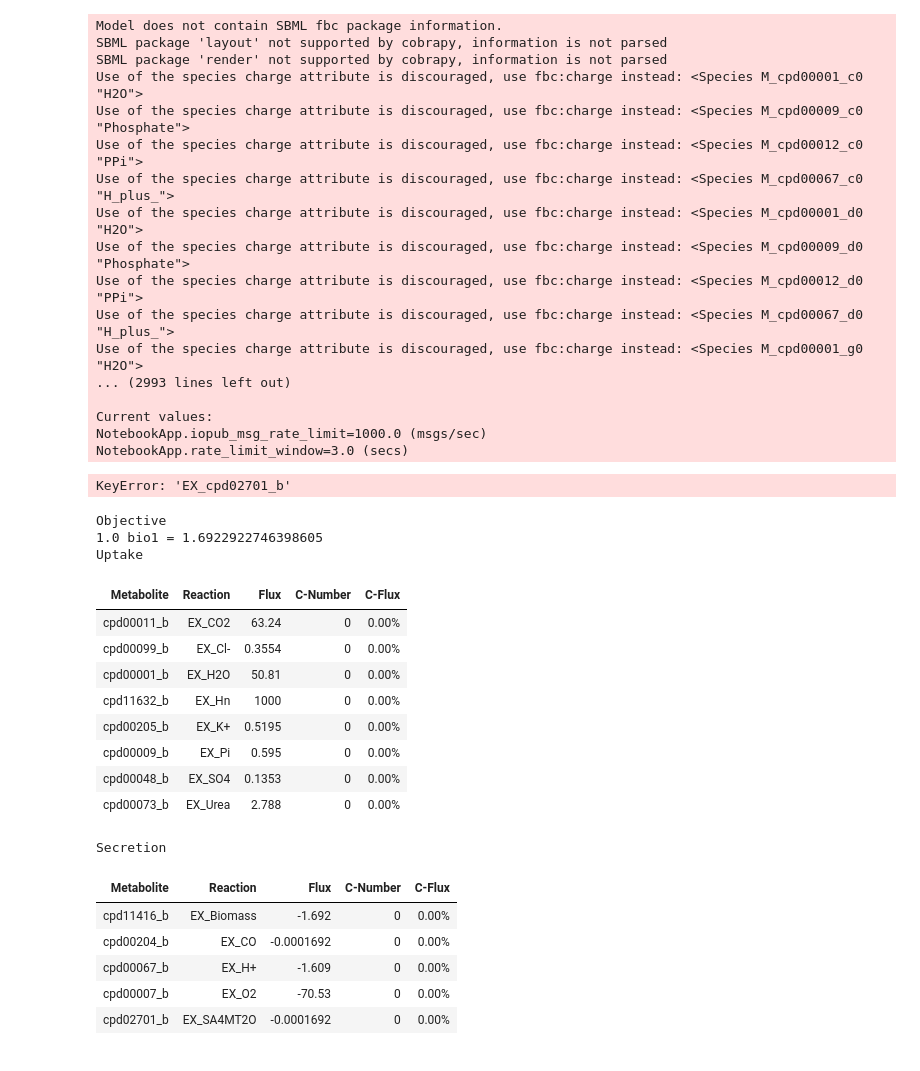
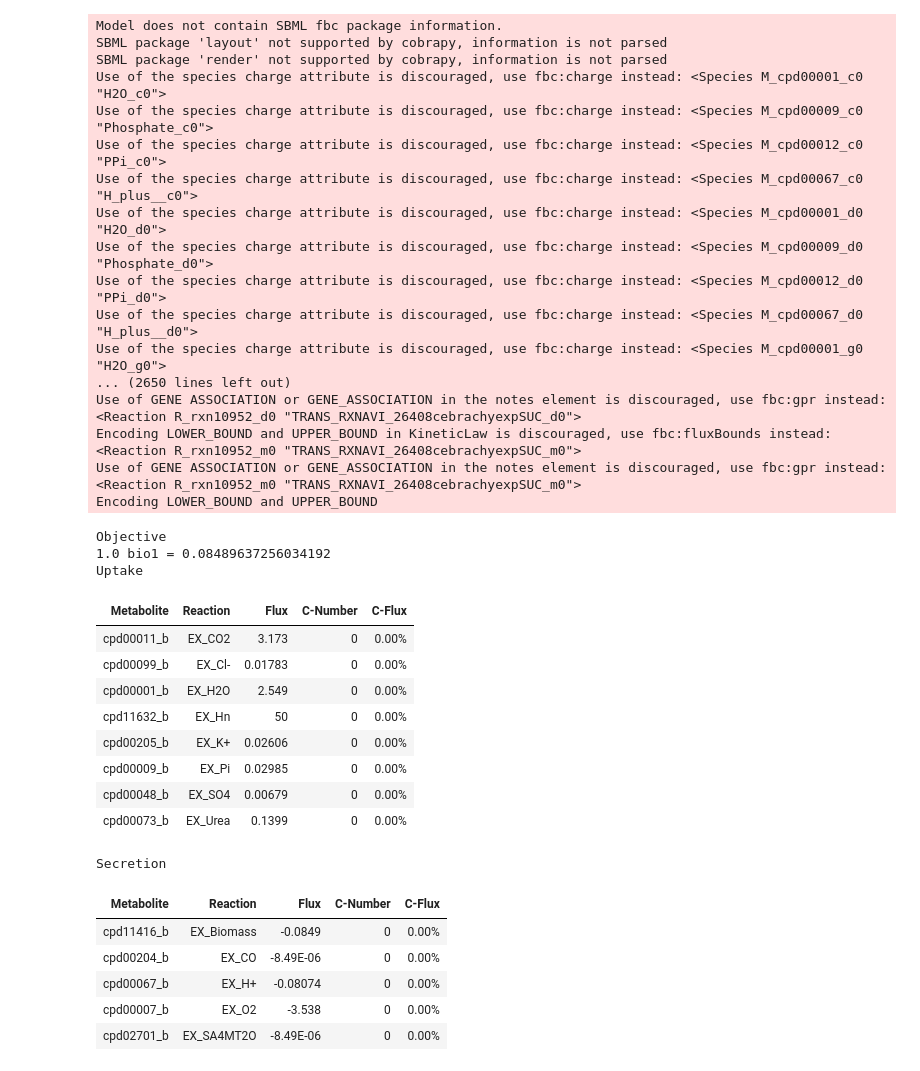
Before and after one commit to rtsantos3/RiceMM, a Jupyter notebook: Scripts/Importing Modelseed Model.ipynb, the cells around one changed output. Saved outputs shown, nothing was run; the diff lists cells and outputs as text; code cells hidden in the pictures.

```diff
--- a/Scripts/Importing Modelseed Model.ipynb
+++ b/Scripts/Importing Modelseed Model.ipynb
@@ -8,26 +8,26 @@ import pandas as pd
 
 from cobra import Model, Reaction, Metabolite
 #Load Model and Reactions as well as Metabolites
-model = cobra.io.read_sbml_model("../model/Os_PlantSeed.sbml")
+model = cobra.io.read_sbml_model("../model/Osativa-v7.0.sbml")
 FBA = model.optimize()
 # %% [output]
 Model does not contain SBML fbc package information.
 SBML package 'layout' not supported by cobrapy, information is not parsed
 SBML package 'render' not supported by cobrapy, information is not parsed
-Use of the species charge attribute is discouraged, use fbc:charge instead: <Species M_cpd00001_c0 "H2O">
-Use of the species charge attribute is discouraged, use fbc:charge instead: <Species M_cpd00009_c0 "Phosphate">
-Use of the species charge attribute is discouraged, use fbc:charge instead: <Species M_cpd00012_c0 "PPi">
-Use of the species charge attribute is discouraged, use fbc:charge instead: <Species M_cpd00067_c0 "H_plus_">
-Use of the species charge attribute is discouraged, use fbc:charge instead: <Species M_cpd00001_d0 "H2O">
-Use of the species charge attribute is discouraged, use fbc:charge instead: <Species M_cpd00009_d0 "Phosphate">
-Use of the species charge attribute is discouraged, use fbc:charge instead: <Species M_cpd00012_d0 "PPi">
-Use of the species charge attribute is discouraged, use fbc:charge instead: <Species M_cpd00067_d0 "H_plus_">
-Use of the species charge attribute is discouraged, use fbc:charge instead: <Species M_cpd00001_g0 "H2O">
-... (2993 lines left out)
-
-Current values:
-NotebookApp.iopub_msg_rate_limit=1000.0 (msgs/sec)
-NotebookApp.rate_limit_window=3.0 (secs)
+Use of the species charge attribute is discouraged, use fbc:charge instead: <Species M_cpd00001_c0 "H2O_c0">
+Use of the species charge attribute is discouraged, use fbc:charge instead: <Species M_cpd00009_c0 "Phosphate_c0">
+Use of the species charge attribute is discouraged, use fbc:charge instead: <Species M_cpd00012_c0 "PPi_c0">
+Use of the species charge attribute is discouraged, use fbc:charge instead: <Species M_cpd00067_c0 "H_plus__c0">
+Use of the species charge attribute is discouraged, use fbc:charge instead: <Species M_cpd00001_d0 "H2O_d0">
+Use of the species charge attribute is discouraged, use fbc:charge instead: <Species M_cpd00009_d0 "Phosphate_d0">
+Use of the species charge attribute is discouraged, use fbc:charge instead: <Species M_cpd00012_d0 "PPi_d0">
+Use of the species charge attribute is discouraged, use fbc:charge instead: <Species M_cpd00067_d0 "H_plus__d0">
+Use of the species charge attribute is discouraged, use fbc:charge instead: <Species M_cpd00001_g0 "H2O_g0">
+... (2650 lines left out)
+Use of GENE ASSOCIATION or GENE_ASSOCIATION in the notes element is discouraged, use fbc:gpr instead: <Reaction R_rxn10952_d0 "TRANS_RXNAVI_26408cebrachyexpSUC_d0">
+Encoding LOWER_BOUND and UPPER_BOUND in KineticLaw is discouraged, use fbc:fluxBounds instead: <Reaction R_rxn10952_m0 "TRANS_RXNAVI_26408cebrachyexpSUC_m0">
+Use of GENE ASSOCIATION or GENE_ASSOCIATION in the notes element is discouraged, use fbc:gpr instead: <Reaction R_rxn10952_m0 "TRANS_RXNAVI_26408cebrachyexpSUC_m0">
+Encoding LOWER_BOUND and UPPER_BOUND
 # %%
 reactions = model.reactions
 
@@ -54,48 +54,46 @@ model.reactions.get_by_id("EX_cpd00076_b").id = "EX_Suc" #Sucrose
 model.reactions.get_by_id("EX_cpd00013_b").id = "EX_NH3" #Ammonia
 model.reactions.get_by_id("EX_cpd00204_b").id = "EX_CO" #Carbon Monoxide
 model.reactions.get_by_id("EX_cpd11632_b").id = "EX_Hn" #Photons
-# %% [output]
-KeyError: 'EX_cpd02701_b'
 # %%
-
-model.reactions.get_by_id("EX_SA4MT2O").bounds = (-1000, 1000) #S_Adenosyl_4_methylthio_2_oxobutanoate #Bakit may ganito?
+#Just exploring what to do with the reactions
+model.reactions.get_by_id("EX_SA4MT2O").bounds = (-1000, 1000) #S_Adenosyl_4_methylthio_2_oxobutanoate #Bakit may ganito? #Siguro kasi walang reaction na nagcoconsume sa kanya so it's just secreted
 model.reactions.get_by_id("EX_Biomass").bounds = (-1000, 1000) #Biomass_b
 model.reactions.get_by_id("EX_K+").bounds = (-1000, 1000) #K+
 model.reactions.get_by_id("EX_SO4").bounds = (-1000, 1000) #Sulfate
 model.reactions.get_by_id("EX_H2O").bounds = (-1000, 1000) #H2O
-model.reactions.get_by_id("EX_CO2").bounds = (-1000, 1000) #CO2
+model.reactions.get_by_id("EX_CO2").bounds = (-25, 1000) #CO2
 model.reactions.get_by_id("EX_O2").bounds = (-1000, 1000) #O2
 model.reactions.get_by_id("EX_Urea").bounds = (-1000, 1000) #Urea
 model.reactions.get_by_id("EX_H+").bounds = (-1000, 1000) #H+
 model.reactions.get_by_id("EX_Cl-").bounds = (-1000, 1000) #Cl-
 model.reactions.get_by_id("EX_NO2-").bounds = (-1000, 0) #Nitrite
 model.reactions.get_by_id("EX_NO3-").bounds = (-1000, 0) #Nitrate
 model.reactions.get_by_id("EX_Pi").bounds = (-1000, 0) #Phosphate
 model.reactions.get_by_id("EX_Suc").bounds = (0, 1000) #Sucrose
 model.reactions.get_by_id("EX_NH3").bounds = (0, 1000) #Ammonia
 model.reactions.get_by_id("EX_CO").bounds = (-1000, 1000) #Carbon Monoxide
-model.reactions.get_by_id("EX_Hn").bounds = (-1000, 1000) #Photons
+model.reactions.get_by_id("EX_Hn").bounds = (-50, 1000) #Photons
 model.summary()
 # %% [output]
 Objective
-1.0 bio1 = 1.6922922746398605
+1.0 bio1 = 0.08489637256034192
 Uptake
 | Metabolite | Reaction | Flux | C-Number | C-Flux |
-| cpd00011_b | EX_CO2 | 63.24 | 0 | 0.00% |
-| cpd00099_b | EX_Cl- | 0.3554 | 0 | 0.00% |
-| cpd00001_b | EX_H2O | 50.81 | 0 | 0.00% |
-| cpd11632_b | EX_Hn | 1000 | 0 | 0.00% |
-| cpd00205_b | EX_K+ | 0.5195 | 0 | 0.00% |
-| cpd00009_b | EX_Pi | 0.595 | 0 | 0.00% |
-| cpd00048_b | EX_SO4 | 0.1353 | 0 | 0.00% |
-| cpd00073_b | EX_Urea | 2.788 | 0 | 0.00% |
+| cpd00011_b | EX_CO2 | 3.173 | 0 | 0.00% |
+| cpd00099_b | EX_Cl- | 0.01783 | 0 | 0.00% |
+| cpd00001_b | EX_H2O | 2.549 | 0 | 0.00% |
+| cpd11632_b | EX_Hn | 50 | 0 | 0.00% |
+| cpd00205_b | EX_K+ | 0.02606 | 0 | 0.00% |
+| cpd00009_b | EX_Pi | 0.02985 | 0 | 0.00% |
+| cpd00048_b | EX_SO4 | 0.00679 | 0 | 0.00% |
+| cpd00073_b | EX_Urea | 0.1399 | 0 | 0.00% |
 Secretion
 | Metabolite | Reaction | Flux | C-Number | C-Flux |
-| cpd11416_b | EX_Biomass | -1.692 | 0 | 0.00% |
-| cpd00204_b | EX_CO | -0.0001692 | 0 | 0.00% |
-| cpd00067_b | EX_H+ | -1.609 | 0 | 0.00% |
-| cpd00007_b | EX_O2 | -70.53 | 0 | 0.00% |
-| cpd02701_b | EX_SA4MT2O | -0.0001692 | 0 | 0.00% |
+| cpd11416_b | EX_Biomass | -0.0849 | 0 | 0.00% |
+| cpd00204_b | EX_CO | -8.49E-06 | 0 | 0.00% |
+| cpd00067_b | EX_H+ | -0.08074 | 0 | 0.00% |
+| cpd00007_b | EX_O2 | -3.538 | 0 | 0.00% |
+| cpd02701_b | EX_SA4MT2O | -8.49E-06 | 0 | 0.00% |
 # %%
 model.reactions.get_by_id("EX_Hn")
 # %% [output]
```
Also changed, not shown: parts of 3 cells of this notebook, 5 other files.
